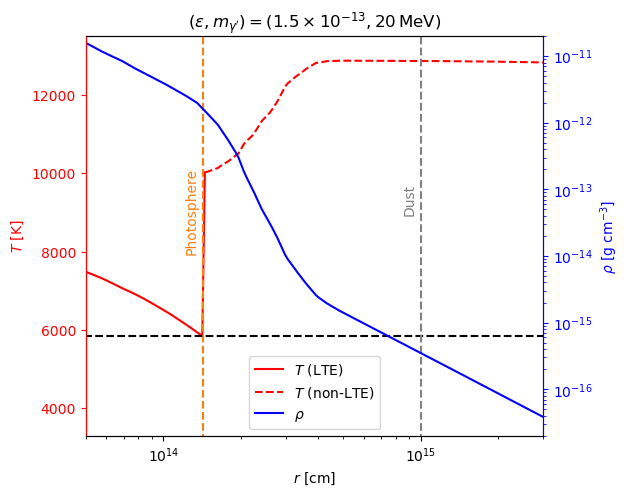
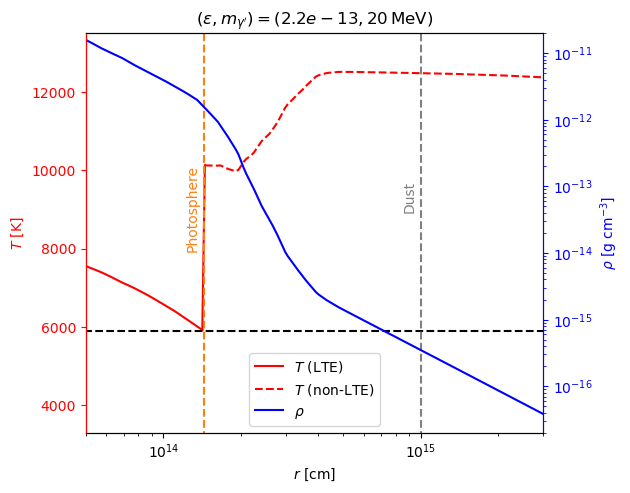
Code edit (unified diff) that turned the first committed figure into the second:
--- before
+++ after
@@ -59,4 +59,4 @@
 
 fig.tight_layout()
-plt.title(r'$(\epsilon,m_{\gamma^\prime})=(1.5\times 10^{-13},20\,{\rm MeV})$')
-plt.savefig(r'DenTprofile.pdf',bbox_inches='tight')
+plt.title(fr'$(\epsilon,m_{{\gamma^\prime}})=({eps},{mAp}\,{{\rm MeV}})$')
+#plt.savefig(r'DenTprofile.pdf',bbox_inches='tight')

Commit: Update plots.ipynb